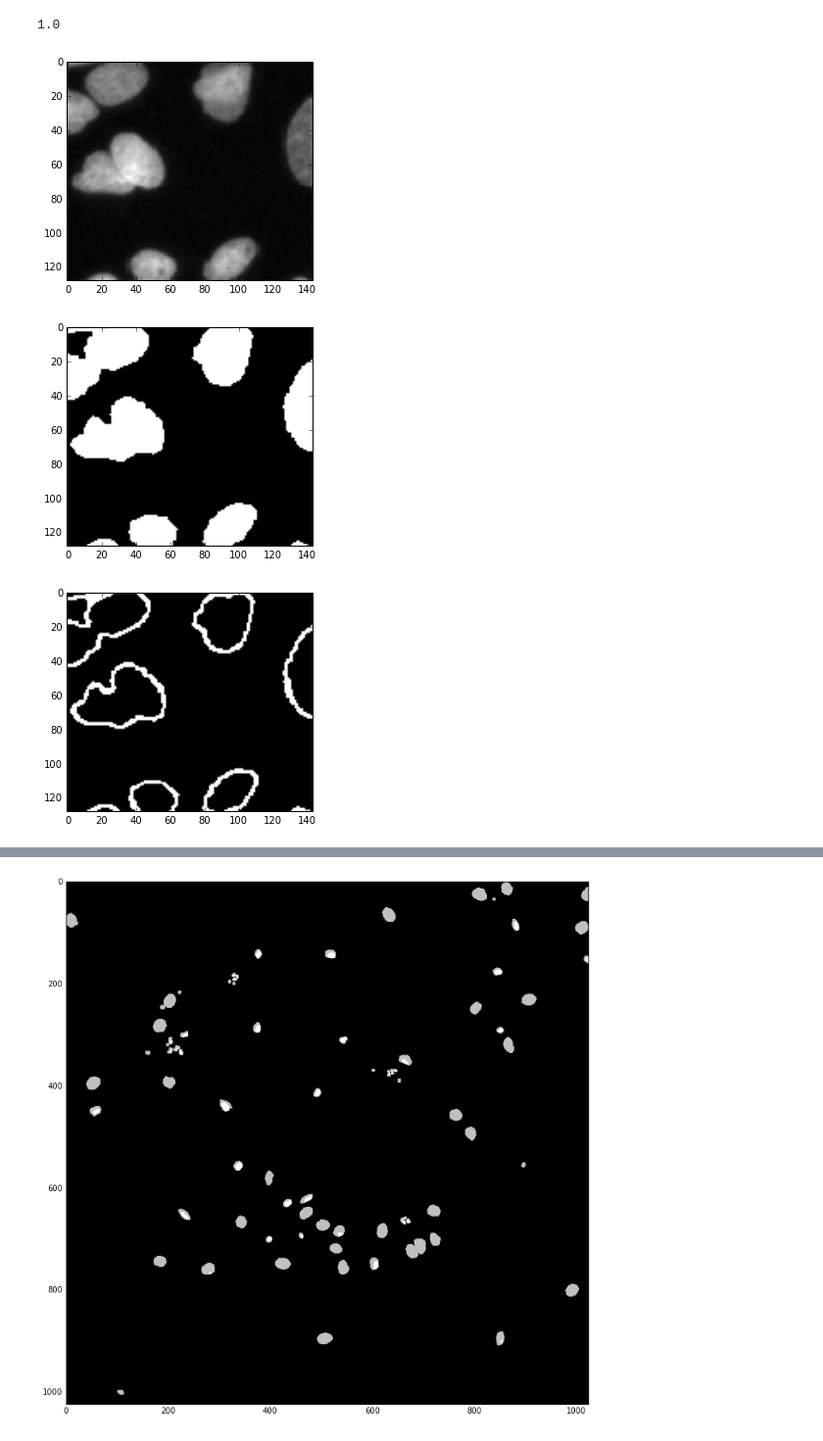
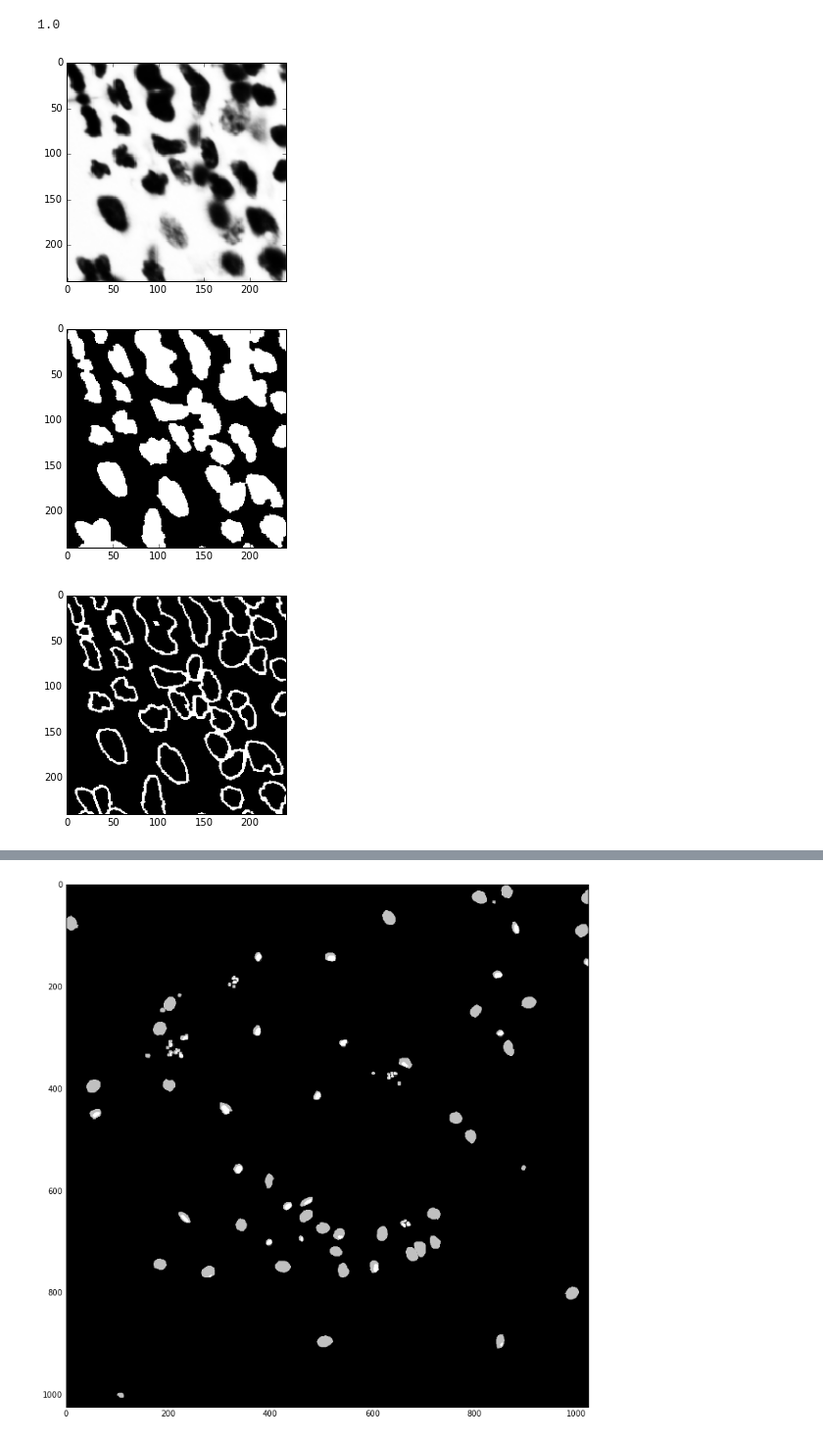
Before and after one commit to rykachevskiy/ds_bowl_2018, a Jupyter notebook: notebooks/Unet_ver2.ipynb, the cells around one changed output, grey strips where cells are left out. Shown at 98% size. Drawn from its saved outputs; the diff is of its cells as text; code cells hidden in the pictures.

```diff
--- a/notebooks/Unet_ver2.ipynb
+++ b/notebooks/Unet_ver2.ipynb
@@ -35,7 +48,7 @@ val_data = [np.load(path + "val/" + name) for name in val_names]
 #               for x in train_data ]
 # %%
 def norm_mask(x):
-    x[:,:,1] = (x[:,:,1] == 1).astype(int)
+    x[:,:,1] = (x[:,:,1] >= 1).astype(int)
     return x
 
 def norm_im(x):
@@ -236,11 +249,24 @@ def validate_simple(data, prediction_func, cut_off=0.5):
         IOU += np.logical_and(t,p > cut_off).sum() / np.logical_or(t,p > cut_off).sum()
 
     return IOU / len(predictions)
+# %%
+def crop(im, shape=None):
+    if shape is None:
+        shape = (u16_d(im.shape[0] * 0.7), u16_d((im.shape[1] * 0.7)))
+
+    #shape = (min(512, im.shape[0] - 1), min(512, im.shape[1] - 1))
+    x = np.random.randint(0, im.shape[0] - shape[0])
+    y = np.random.randint(0, im.shape[1] - shape[1])
+
+    excerpt_x = slice(x, x+shape[0])
+    excerpt_y = slice(y, y+shape[1])
+
+    return im[excerpt_x, excerpt_y, :]
 # %%
 def transform(im):
     transformation = ra.Transformation.generate_random_transformation(mirror(im))
     #transformation = ra.Transformation.generate_geometrical(mirror(im))
-    return crop(transformation.apply(im))
+    return crop(transformation.apply(mirror(im)), im.shape)
 # %%
 ra=reload(ra)
 #imgs = np.array([transform(im) for im in train_data[:]])
@@ -249,7 +275,7 @@ train_loss = []
 val_scores = []
 val_loss = []
 # %%
-epochs = 5
+epochs = 10
 # %%
 for epoch in range(epochs):
     curr_loss = 0
@@ -321,14 +362,14 @@ batch_x.max()
 1.0
 # %%
 #pred = predict(batch_y[0])
-ind = 2
+ind = 13
 plt.imshow(batch_x[ind][:,:,0], cmap = 'gray')
 plt.show()
 plt.imshow(batch_y[ind][:,:,0], cmap = 'gray')
 plt.show()
 plt.imshow(batch_y[ind][:,:,1], cmap = 'gray')
 plt.show()
 # %% [output]
-[figure, old version]
+[figure, new version]
-[figure, old version]
+[figure, new version]
-[figure, old version]
+[figure, new version]
```
Also changed, not shown: parts of 27 cells of this notebook.
